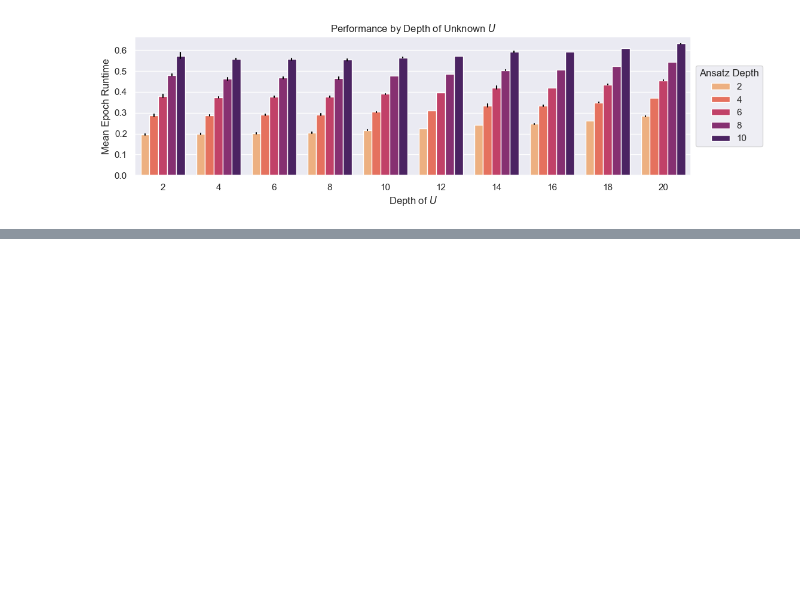
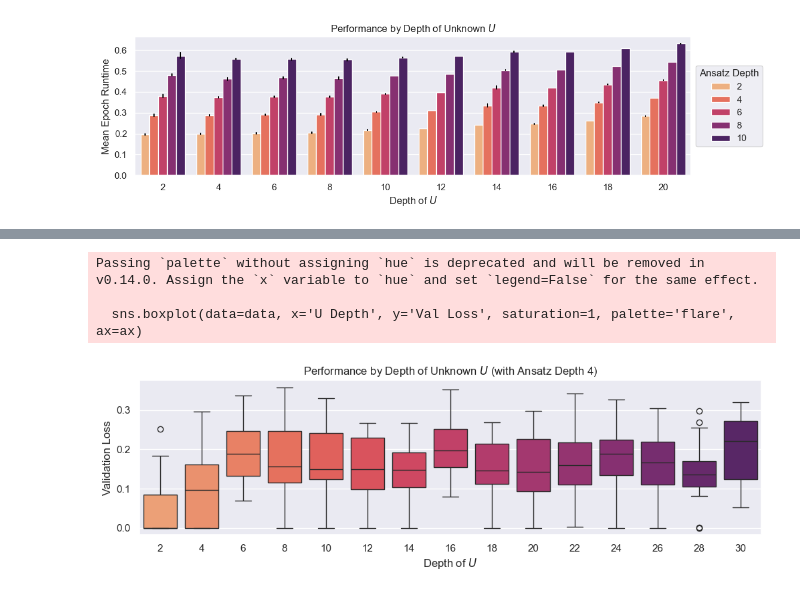
Before and after one commit to BenPrie/variational-local-inversions, a Jupyter notebook: learning-by-depth.ipynb, the cells around one changed output, grey strips where cells are left out. Cells and saved outputs as stored; diff of their text form; code cells hidden in the pictures; blank space fills up the shorter version.

Commit message:
Visualisations

```diff
--- a/learning-by-depth.ipynb
+++ b/learning-by-depth.ipynb
@@ -323,3 +323,7 @@ save_path = './data/performance-by-depth-(reps=4).csv'
 
 for d in tqdm(ds, desc='Trying different unitary depths'):
     evaluate_at_depth_by_scipy(n=4, d=d, n_U=20, ansatz_reps=ansatz_reps, save_path=save_path, n_train_samples=24, n_val_samples=8, n_epochs=1000, verbose=True, overwrite=False)
+# %%
+# Read it in.
+data = pd.read_csv('./data/performance-by-depth-(reps=4).csv').set_index('id').reset_index(drop=True)
+data
@@ -325,0 +344,18 @@ for d in tqdm(ds, desc='Trying different unitary depths'):
+# %%
+# Loss by depth of U (hue on ansatz depth).
+fig, ax = plt.subplots(1, 1, figsize=(12, 3))
+
+# Plot.
+sns.boxplot(data=data, x='U Depth', y='Val Loss', saturation=1, palette='flare', ax=ax)
+
+# Beautification.
+ax.set_title('Performance by Depth of Unknown $U$ (with Ansatz Depth 4)')
+ax.set_xlabel('Depth of $U$')
+ax.set_ylabel('Validation Loss')
+
+plt.savefig('./figures/performance-by-depth-box-plot-(reps=4).pdf', bbox_inches='tight')
+# %% [output]
+Passing `palette` without assigning `hue` is deprecated and will be removed in v0.14.0. Assign the `x` variable to `hue` and set `legend=False` for the same effect.
+
+  sns.boxplot(data=data, x='U Depth', y='Val Loss', saturation=1, palette='flare', ax=ax)
+[figure, added]
```
Also changed, not shown: parts of 5 cells of this notebook, 2 other files.
